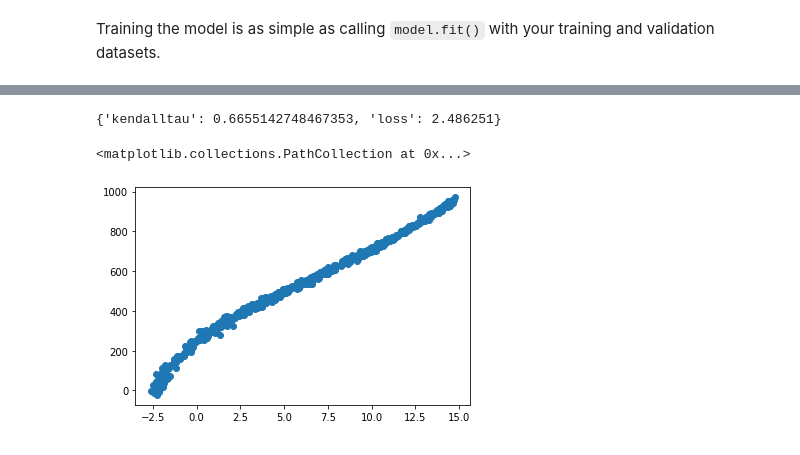
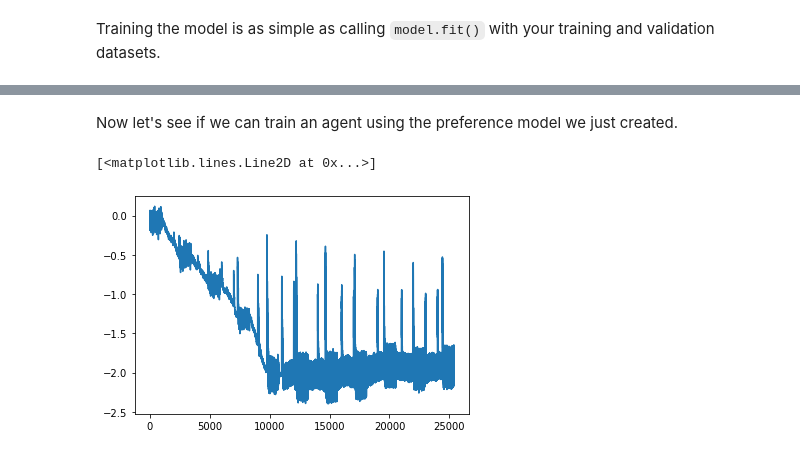
Before and after one commit to norabelrose/classroom, a Jupyter notebook: examples/jax_example.ipynb, the cells around one changed output, grey strips where cells are left out. Cells and saved outputs as stored; diff of their text form; code cells hidden in the pictures.

```diff
--- a/examples/jax_example.ipynb
+++ b/examples/jax_example.ipynb
@@ -109,14 +133,2 @@ Early stopping; val loss plateaued at 0.297
-# %%
-model.apply({'params': state.params}, test, method=model.test)
-# %% [output]
-{'kendalltau': 0.6655142748467353, 'loss': 2.486251}
-# %%
-import matplotlib.pyplot as plt
-
-plt.scatter(
-    np.concatenate(rank_corr.scores, axis=0),
-    np.concatenate(rank_corr.labels, axis=0),
-)
-# %% [output]
-<matplotlib.collections.PathCollection at 0x...>
-[figure, removed]
+# %% [markdown]
+Now let's see if we can train an agent using the preference model we just created.
@@ -122,0 +188,15 @@ plt.scatter(
+# %%
+import matplotlib.pyplot as plt
+
+plt.plot(
+    np.arange(len(env_rewards)),
+    env_rewards
+)
+# plt.plot(
+#     np.arange(len(model_rewards)),
+#     model_rewards,
+#     c='red'
+# )
+# %% [output]
+[<matplotlib.lines.Line2D at 0x...>]
+[figure, added]
```
Also changed, not shown: parts of 7 cells of this notebook, 11 other files.
